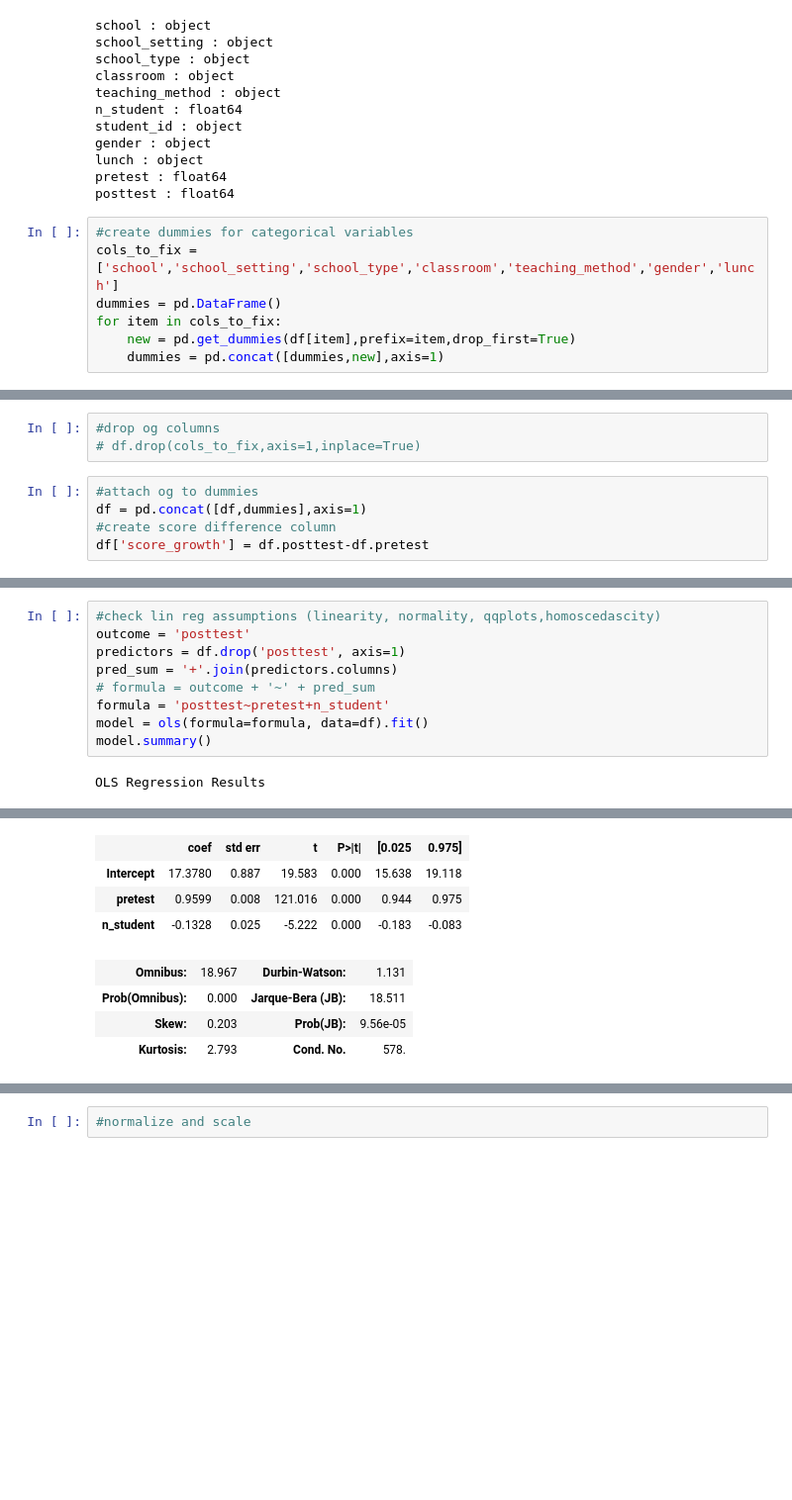
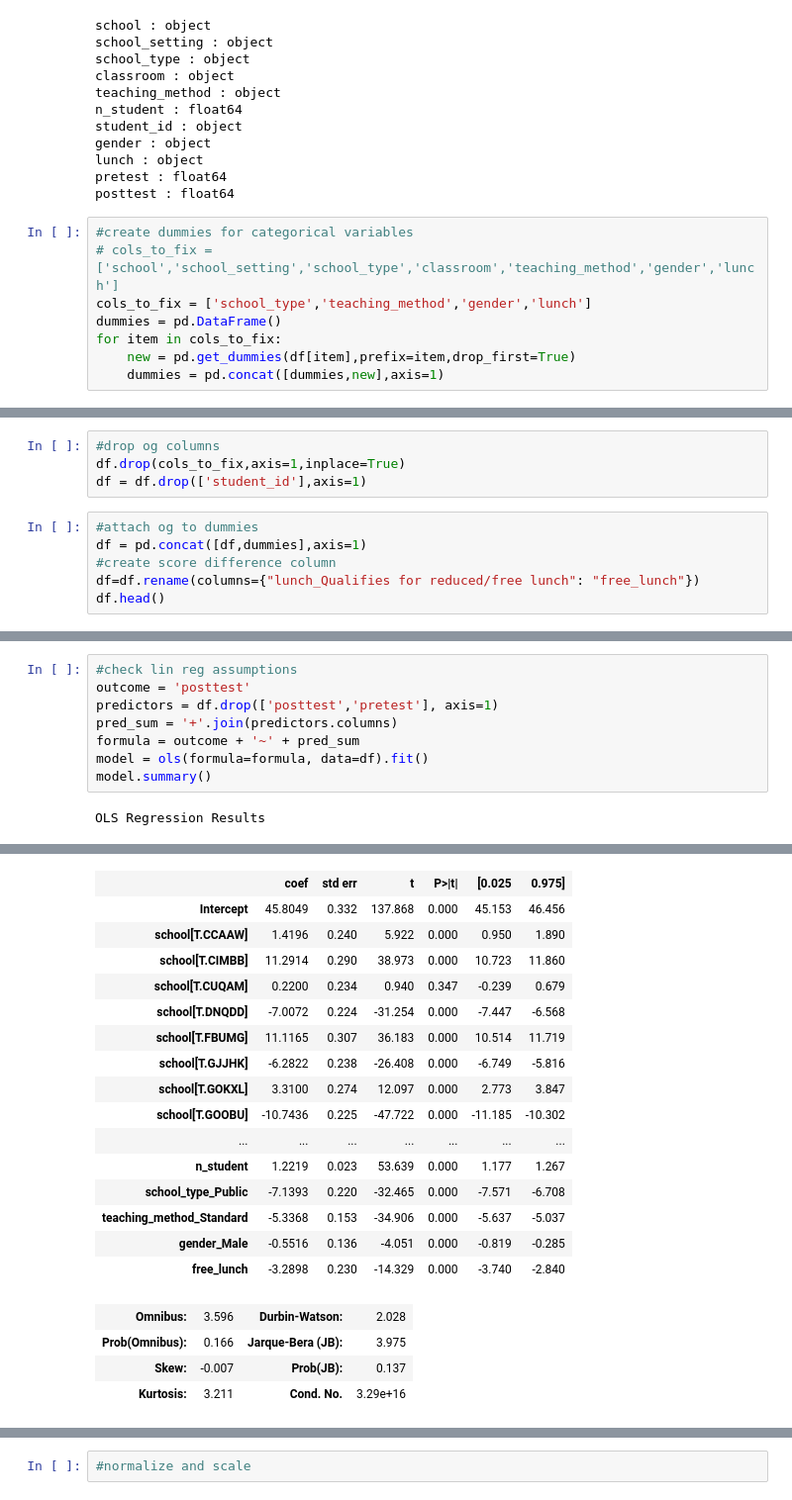
Before and after one commit to halemade/predicting-test-scores, a Jupyter notebook: code/THR_scratchwork.ipynb, the cells around one changed output, grey strips where cells are left out. Shown at 99% size. Cells and saved outputs as stored; diff of their text form; blank space fills up the shorter version.

```diff
--- a/code/THR_scratchwork.ipynb
+++ b/code/THR_scratchwork.ipynb
@@ -35,7 +37,8 @@ pretest : float64
 posttest : float64
 # %%
 #create dummies for categorical variables
-cols_to_fix = ['school','school_setting','school_type','classroom','teaching_method','gender','lunch']
+# cols_to_fix = ['school','school_setting','school_type','classroom','teaching_method','gender','lunch']
+cols_to_fix = ['school_type','teaching_method','gender','lunch']
 dummies = pd.DataFrame()
 for item in cols_to_fix:
     new = pd.get_dummies(df[item],prefix=item,drop_first=True)
@@ -45,8 +46,10 @@ dtype('uint8')
 # %%
 #drop og columns
-# df.drop(cols_to_fix,axis=1,inplace=True)
+df.drop(cols_to_fix,axis=1,inplace=True)
+df = df.drop(['student_id'],axis=1)
 # %%
 #attach og to dummies
 df = pd.concat([df,dummies],axis=1)
 #create score difference column
-df['score_growth'] = df.posttest-df.pretest
+df=df.rename(columns={"lunch_Qualifies for reduced/free lunch": "free_lunch"})
+df.head()
@@ -66,10 +74,9 @@ ax4.title.set_text('Score Change');
 # %%
-#check lin reg assumptions (linearity, normality, qqplots,homoscedascity)
+#check lin reg assumptions
 outcome = 'posttest'
-predictors = df.drop('posttest', axis=1)
+predictors = df.drop(['posttest','pretest'], axis=1)
 pred_sum = '+'.join(predictors.columns)
-# formula = outcome + '~' + pred_sum
-formula = 'posttest~pretest+n_student'
+formula = outcome + '~' + pred_sum
 model = ols(formula=formula, data=df).fit()
 model.summary()
 # %% [output]
@@ -85,11 +92,23 @@ OLS Regression Results
 | Covariance Type: | nonrobust |  |  |
 |  | coef | std err | t | P>|t| | [0.025 | 0.975] |
-| Intercept | 17.3780 | 0.887 | 19.583 | 0.000 | 15.638 | 19.118 |
-| pretest | 0.9599 | 0.008 | 121.016 | 0.000 | 0.944 | 0.975 |
-| n_student | -0.1328 | 0.025 | -5.222 | 0.000 | -0.183 | -0.083 |
+| Intercept | 45.8049 | 0.332 | 137.868 | 0.000 | 45.153 | 46.456 |
+| school[T.CCAAW] | 1.4196 | 0.240 | 5.922 | 0.000 | 0.950 | 1.890 |
+| school[T.CIMBB] | 11.2914 | 0.290 | 38.973 | 0.000 | 10.723 | 11.860 |
+| school[T.CUQAM] | 0.2200 | 0.234 | 0.940 | 0.347 | -0.239 | 0.679 |
+| school[T.DNQDD] | -7.0072 | 0.224 | -31.254 | 0.000 | -7.447 | -6.568 |
+| school[T.FBUMG] | 11.1165 | 0.307 | 36.183 | 0.000 | 10.514 | 11.719 |
+| school[T.GJJHK] | -6.2822 | 0.238 | -26.408 | 0.000 | -6.749 | -5.816 |
+| school[T.GOKXL] | 3.3100 | 0.274 | 12.097 | 0.000 | 2.773 | 3.847 |
+| school[T.GOOBU] | -10.7436 | 0.225 | -47.722 | 0.000 | -11.185 | -10.302 |
+| ... | ... | ... | ... | ... | ... | ... |
+| n_student | 1.2219 | 0.023 | 53.639 | 0.000 | 1.177 | 1.267 |
+| school_type_Public | -7.1393 | 0.220 | -32.465 | 0.000 | -7.571 | -6.708 |
+| teaching_method_Standard | -5.3368 | 0.153 | -34.906 | 0.000 | -5.637 | -5.037 |
+| gender_Male | -0.5516 | 0.136 | -4.051 | 0.000 | -0.819 | -0.285 |
+| free_lunch | -3.2898 | 0.230 | -14.329 | 0.000 | -3.740 | -2.840 |
-| Omnibus: | 18.967 | Durbin-Watson: | 1.131 |
-| Prob(Omnibus): | 0.000 | Jarque-Bera (JB): | 18.511 |
-| Skew: | 0.203 | Prob(JB): | 9.56e-05 |
-| Kurtosis: | 2.793 | Cond. No. | 578. |
+| Omnibus: | 3.596 | Durbin-Watson: | 2.028 |
+| Prob(Omnibus): | 0.166 | Jarque-Bera (JB): | 3.975 |
+| Skew: | -0.007 | Prob(JB): | 0.137 |
+| Kurtosis: | 3.211 | Cond. No. | 3.29e+16 |
 Notes:
 [1] Standard Errors assume that the covariance matrix of the errors is correctly specified.
```
Also changed, not shown: parts of 16 cells of this notebook.
